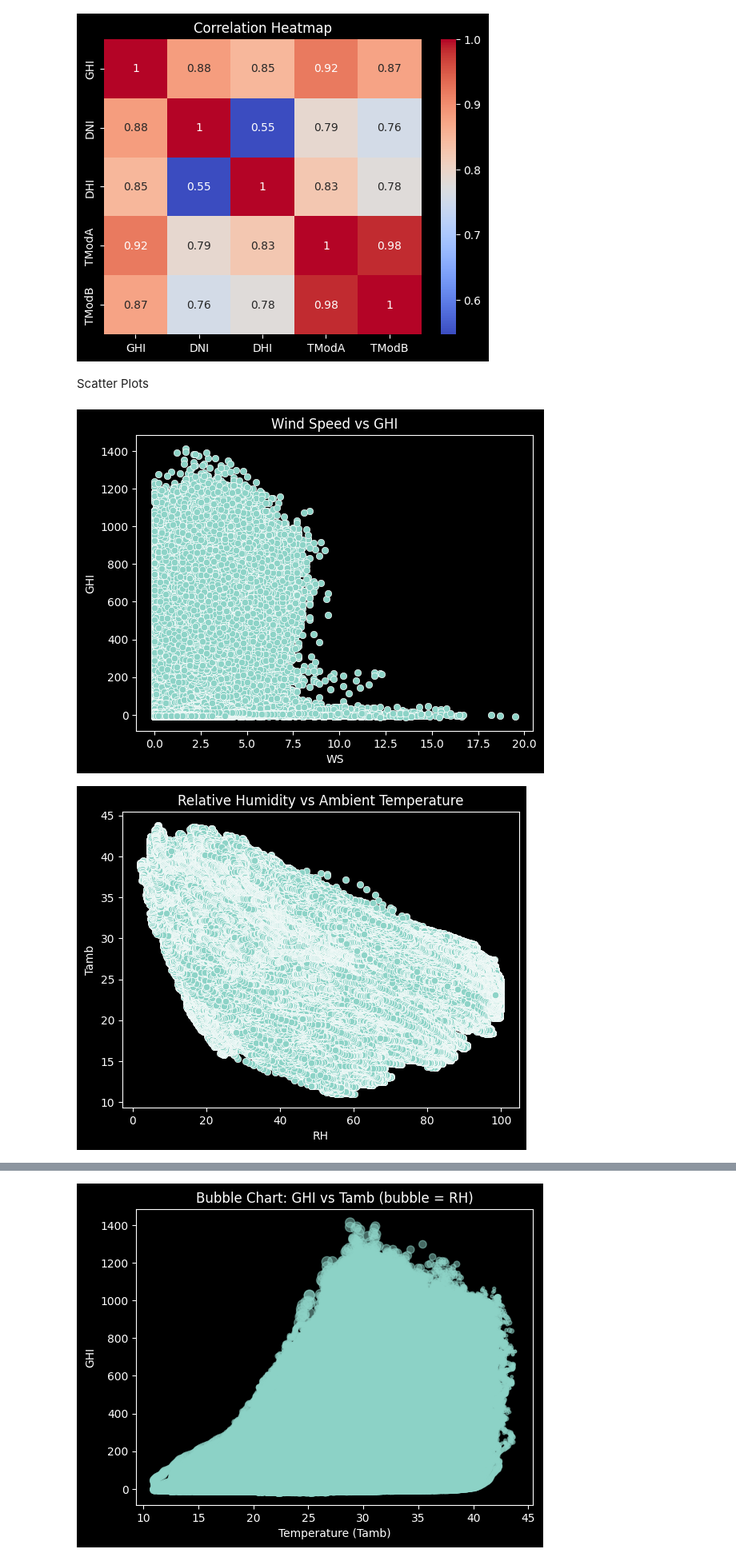
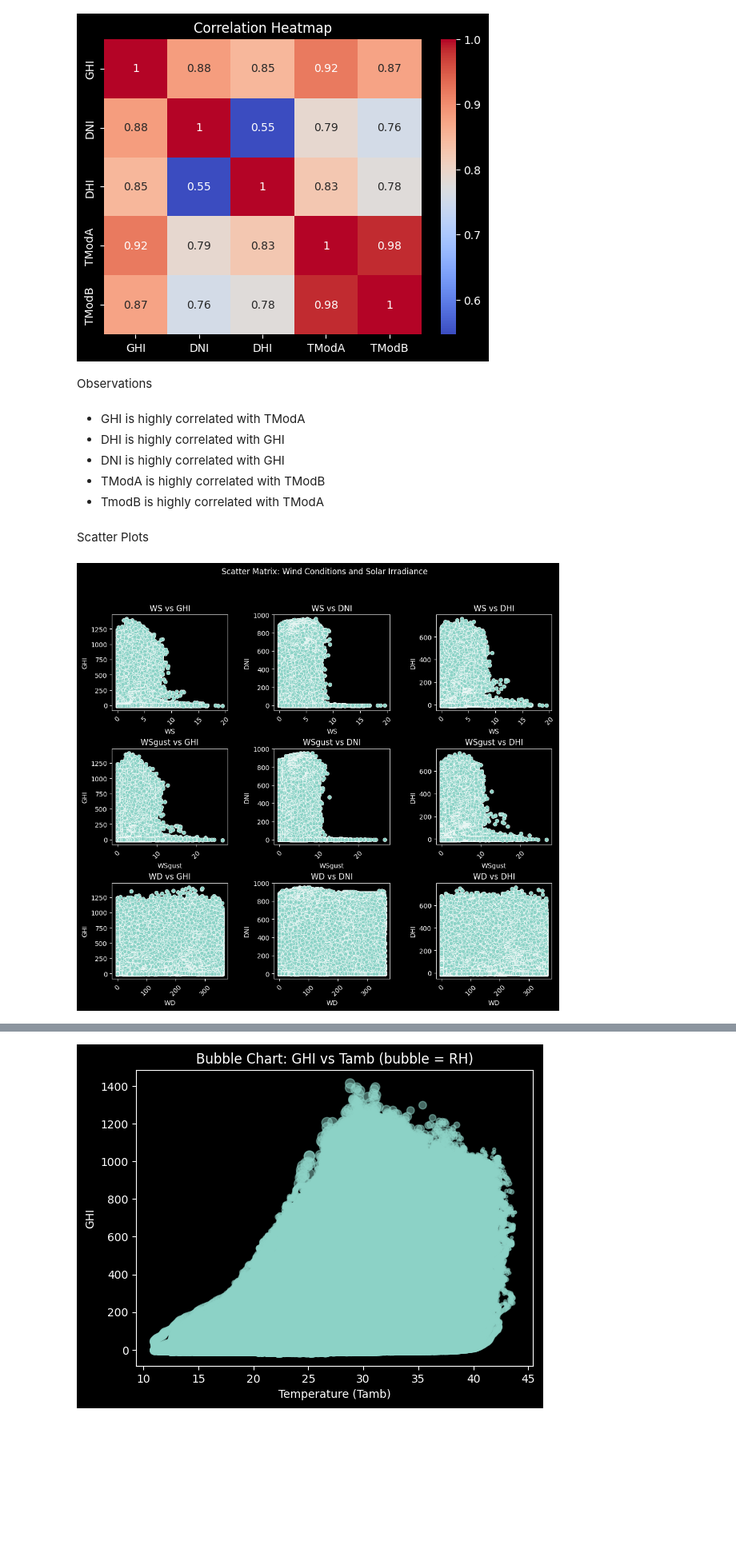
Before and after one commit to zemawi/Solar_Radiation-week0, a Jupyter notebook: notebooks/benin_eda.ipynb, the cells around one changed output, grey strips where cells are left out. Shown at 80% size. Saved outputs shown, nothing was run; the diff lists cells and outputs as text; code cells hidden in the pictures; blank space fills up the shorter version.

```diff
--- a/notebooks/benin_eda.ipynb
+++ b/notebooks/benin_eda.ipynb
@@ -170,5 +170,3 @@ Save Cleaned Data
 benin.to_csv("../data/benin_clean.csv", index=False)
 # %% [markdown]
 Time Series Analysis
-# %%
-benin['Timestamp'] = pd.to_datetime(benin['Timestamp'])
@@ -259,17 +254,37 @@ plt.title("Correlation Heatmap")
 plt.show()
 # %% [output]
 [figure]
+# %% [markdown]
+Observations
+# %% [markdown]
+* GHI is highly correlated with TModA
+* DHI is highly correlated with GHI
+* DNI is highly correlated with GHI
+* TModA is highly correlated with TModB
+* TmodB is highly correlated with TModA
 # %% [markdown]
 Scatter Plots
 # %%
-sns.scatterplot(data=benin, x='WS', y='GHI')
-plt.title("Wind Speed vs GHI")
-plt.show()
+def corr_wind_solar(data):
+    wind_col = ['WS', 'WSgust', 'WD']
+    solar_col = ['GHI', 'DNI', 'DHI']
 
-sns.scatterplot(data=benin, x='RH', y='Tamb')
-plt.title("Relative Humidity vs Ambient Temperature")
-plt.show()
+    fig, axes = plt.subplots(ncols=3, nrows=3, figsize=(12, 10))
+
+    for i, wind in enumerate(wind_col):
+        for j, solar in enumerate(solar_col):
+            sns.scatterplot(x=data[wind], y=data[solar], ax=axes[i, j])
+            axes[i, j].set_title(f'{wind} vs {solar}')
+            axes[i, j].tick_params(axis='x', rotation=45)
+            axes[i, j].set_xlabel(wind)
+            axes[i, j].set_ylabel(solar)
+
+
+    plt.suptitle("Scatter Matrix: Wind Conditions and Solar Irradiance")
+    plt.subplots_adjust(wspace=0.4, hspace=0.4)
+    plt.show()
-# %% [output]
-[figure, removed]
-[figure, removed]
+# %%
+corr_wind_solar(benin)
+# %% [output]
+[figure, added]
 # %%
```
Also changed, not shown: parts of 6 cells of this notebook.
